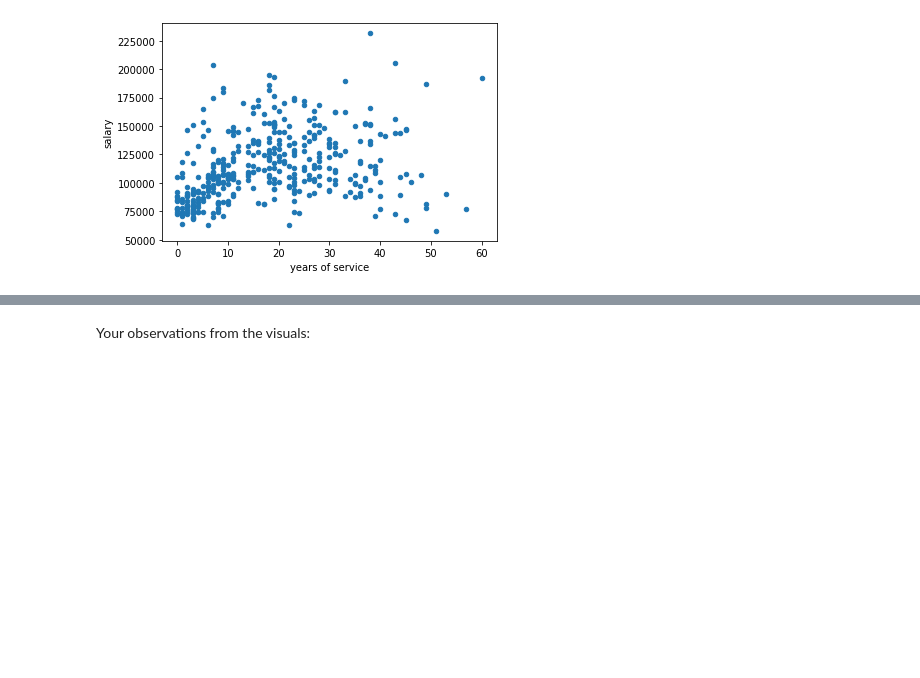
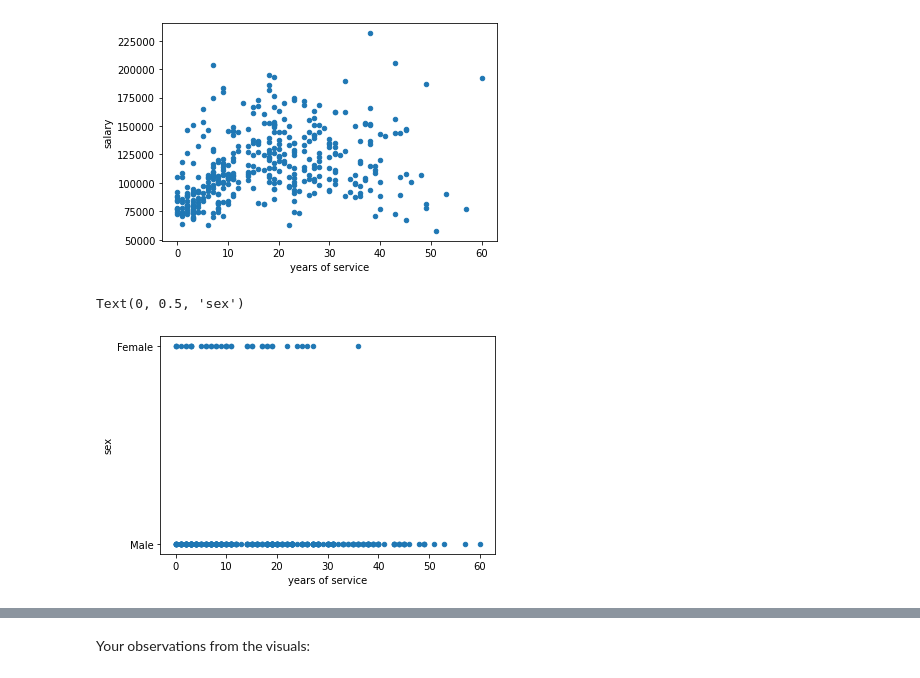
Before and after one commit to TVHM/Microcradentials_Business, a Jupyter notebook: mcPhearson__Unit3_Python_Advanced_Pandas_DataWrangling_Assignment.ipynb, the cells around one changed output, grey strips where cells are left out. Cells and saved outputs as stored; diff of their text form; code cells hidden in the pictures; blank space fills up the shorter version.

```diff
--- a/mcPhearson__Unit3_Python_Advanced_Pandas_DataWrangling_Assignment.ipynb
+++ b/mcPhearson__Unit3_Python_Advanced_Pandas_DataWrangling_Assignment.ipynb
@@ -160,3 +162,10 @@ plt.ylabel('salary')
 # %% [output]
 Text(0, 0.5, 'salary')
 [figure]
+# %%
+df.plot(kind = 'scatter', x = 'yrs.service', y = 'sex')
+plt.xlabel('years of service')
+plt.ylabel('sex')
+# %% [output]
+Text(0, 0.5, 'sex')
+[figure, added]
```
Also changed, not shown: parts of 5 cells of this notebook.
